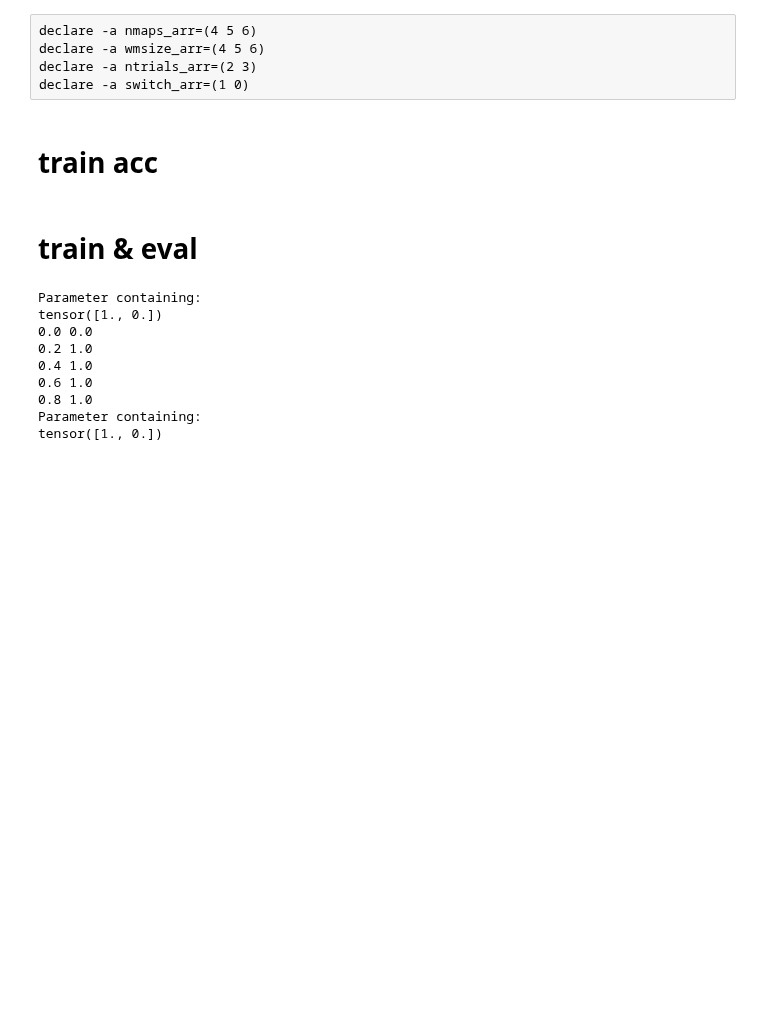
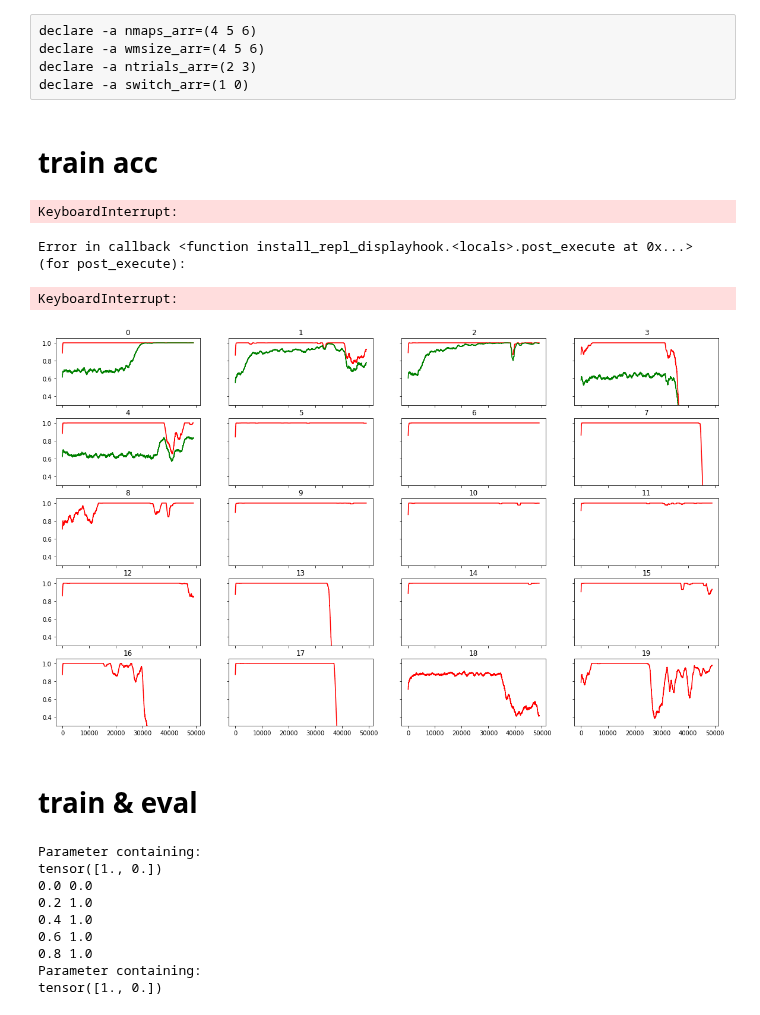
Before and after one commit to andrebeu/PM, a Jupyter notebook: amtask-barcode2.ipynb, the cells around one changed output. Cells and saved outputs as stored; diff of their text form; code cells hidden in the pictures; blank space fills up the shorter version.

```diff
--- a/amtask-barcode2.ipynb
+++ b/amtask-barcode2.ipynb
@@ -33,7 +36,7 @@ declare -a switch_arr=(1 0)
 # %%
 wmsizeL = [4,5,6]
 nmapsL = [4,5,6]
-switchL = [1,0]
+switchL = [1]
 ntrL = [2,3]
 # %% [markdown]
 # train acc
@@ -58,21 +61,26 @@ def load_trsc(wmsize,nmaps,switch,ntr,nnets=20):
 # %%
 nnets_plt = 20
 cL = ['r','g','b']
 for wmsize,nmaps,switch,ntr in itertools.product(wmsizeL,nmapsL,switchL,ntrL):
   plt.close('all')
   fig,axarr = plt.subplots(5,4,figsize=(20,12),sharex=True,sharey=True);axarr = axarr.reshape(-1)
 
-  for tr in range(ntr):
+  for trial in range(ntr):
     for sub in range(nnets_plt):
+      ax = axarr[sub]
       ax.set_title(sub)
-      ax = axarr[sub]
       trsc = load_trsc_subj(wmsize,nmaps,switch,ntr,sub)
-      trac = mov_avg(trsc[:,tr,nmaps:],1000)
-      ax.plot(trac,c=cL[tr])
+      trac = mov_avg(trsc[:,trial,nmaps:],1000)
+      ax.plot(trac,c=cL[trial])
       ax.set_ylim(.3,1.05)
 
-  fname = 'wmsize_%i-nmaps_%i-switch_%i-ntr_%i'%(wmsize,nmaps,switch,ntr)
+  fname = 'wmsize_%i-nmaps_%i-ntr_%i-switch_%i'%(wmsize,nmaps,ntr,switch)
   plt.savefig('figures/amtask-barcodes2/trac/'+fname)
+# %% [output]
+KeyboardInterrupt:
+Error in callback <function install_repl_displayhook.<locals>.post_execute at 0x...> (for post_execute):
+KeyboardInterrupt:
+[figure, added]
 # %% [markdown]
 # train & eval
 # %%
```
Also changed, not shown: parts of 4 cells of this notebook, 23 other files.
